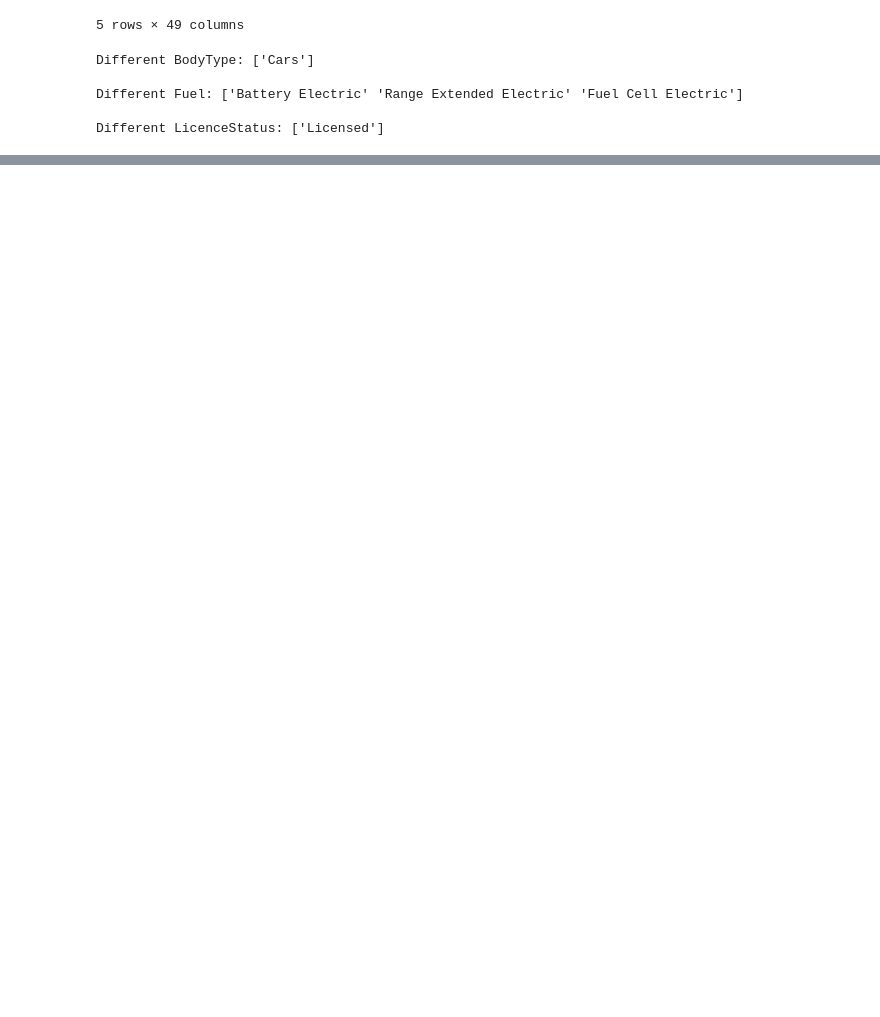
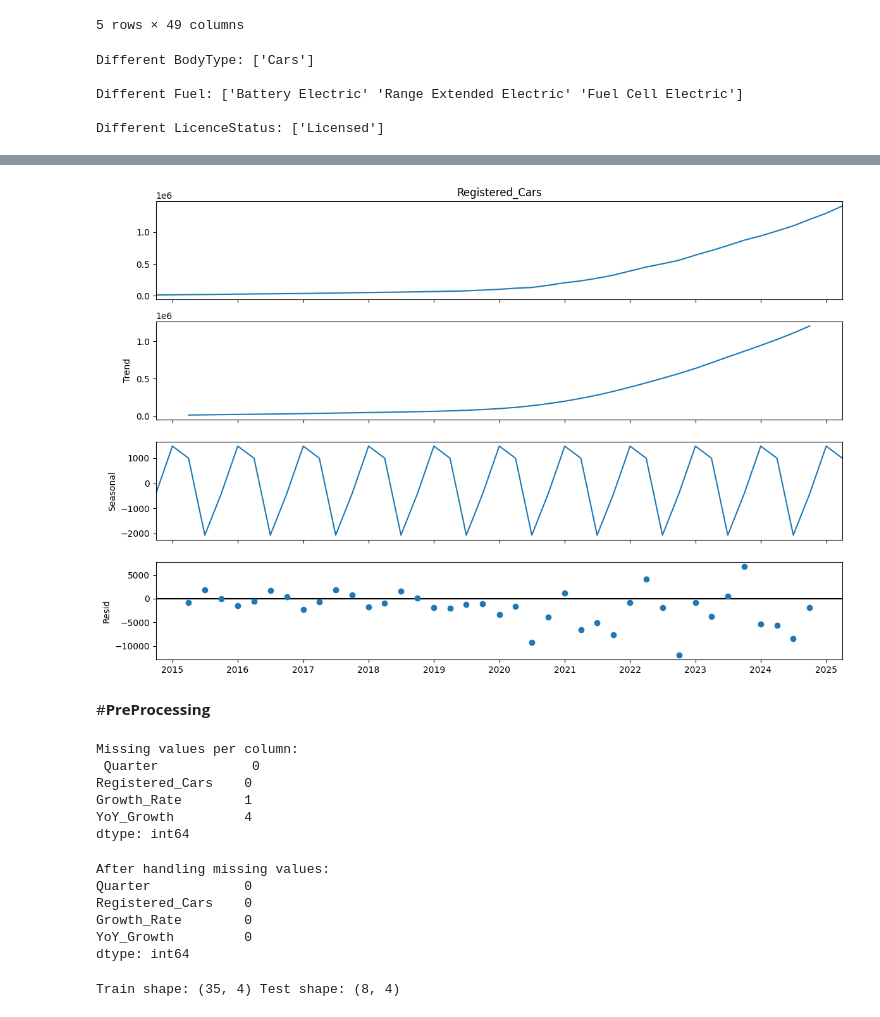
Before and after one commit to vinaykotadiya/ev-adoption-forecast, a Jupyter notebook: ZEV_Forcasting_Time_Series.ipynb, the cells around one changed output, grey strips where cells are left out. Drawn from its saved outputs; the diff is of its cells as text; code cells hidden in the pictures; blank space fills up the shorter version.

```diff
--- a/ZEV_Forcasting_Time_Series.ipynb
+++ b/ZEV_Forcasting_Time_Series.ipynb
@@ -102,0 +250,45 @@ df_cars.to_csv('ev_cars_uk.csv', index=False)
+# %%
+# check if we have enough quarters to see seasonality
+if len(trend_data) >= 8:
+    # break the data into 3 parts: trend, seasonal pattern, and random noise
+    result = seasonal_decompose(trend_data['Registered_Cars'], model='additive', period=4)
+
+    # plot all three parts together
+    fig = result.plot()
+    fig.set_size_inches(12,8)
+
+    # adjust spacing so nothing is cut off
+    plt.tight_layout()
+
+    # show the final chart
+    plt.show()
+else:
+    print("Not enough data points for seasonal analysis.")
+# %% [output]
+[figure, added]
+# %% [markdown]
+#**PreProcessing**
+# %%
+# check if any missing values are present
+print("\nMissing values per column:\n", trend_data.isnull().sum())
+# %% [output]
+Missing values per column:
+ Quarter            0
+Registered_Cars    0
+Growth_Rate        1
+YoY_Growth         4
+dtype: int64
+# %%
+# replace missing growth values with 0
+trend_data[['Growth_Rate', 'YoY_Growth']] = trend_data[['Growth_Rate', 'YoY_Growth']].fillna(0)
+
+# check again
+print("\nAfter handling missing values:")
+print(trend_data.isnull().sum())
+# %% [output]
+After handling missing values:
+Quarter            0
+Registered_Cars    0
+Growth_Rate        0
+YoY_Growth         0
+dtype: int64
@@ -102,0 +302,8 @@ df_cars.to_csv('ev_cars_uk.csv', index=False)
+# %%
+# train/test split (last 8 quarters as test)
+n_test = 8
+train = trend_data.iloc[:-n_test].copy()
+test  = trend_data.iloc[-n_test:].copy()
+print("Train shape:", train.shape, "Test shape:", test.shape)
+# %% [output]
+Train shape: (35, 4) Test shape: (8, 4)
```
Also changed, not shown: parts of 15 cells of this notebook.
